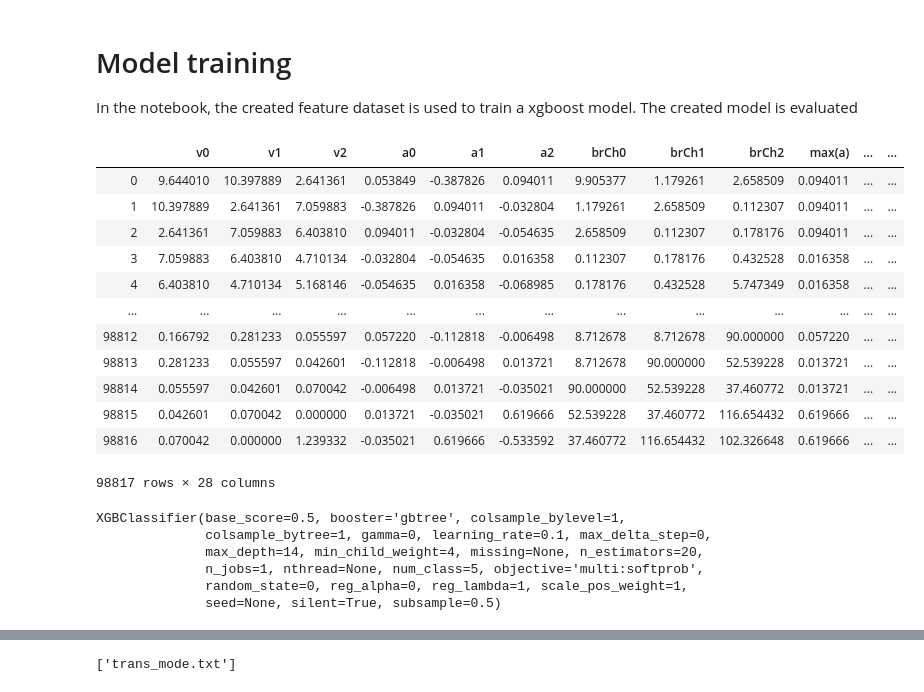
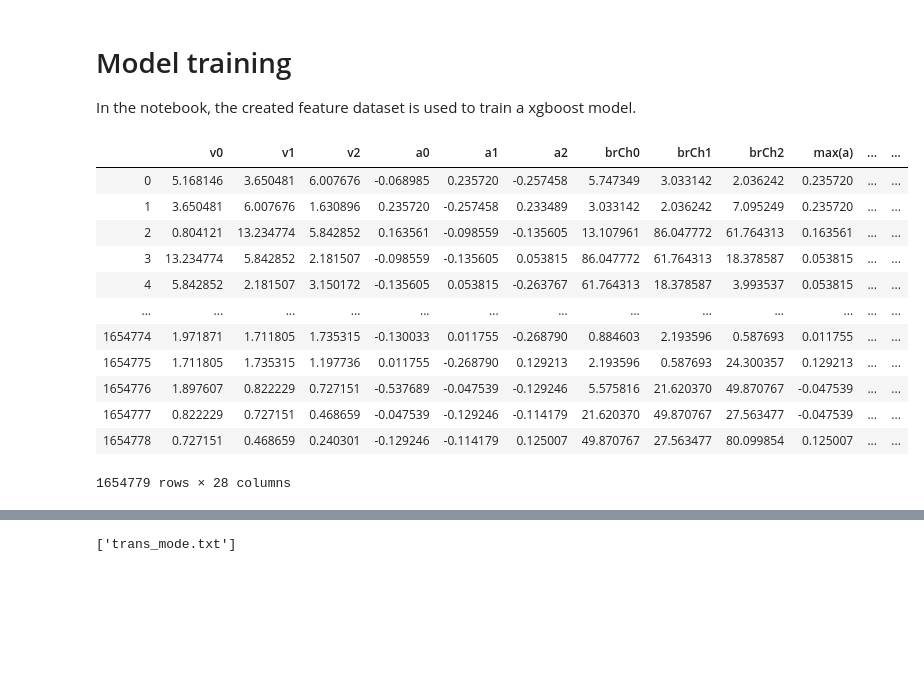
Before and after one commit to greenBene/ba-ml-model, a Jupyter notebook: xgboost-training.ipynb, the cells around one changed output, grey strips where cells are left out. Drawn from its saved outputs; the diff is of its cells as text; code cells hidden in the pictures; blank space fills up the shorter version.

```diff
--- a/xgboost-training.ipynb
+++ b/xgboost-training.ipynb
@@ -1,7 +1,7 @@
 # %% [markdown]
 # Model training
 
-In the notebook, the created feature dataset is used to train a xgboost model. The created model is evaluated
+In the notebook, the created feature dataset is used to train a xgboost model.
 # %%
 import pandas as pd
 import numpy as np
@@ -16,18 +17,18 @@ data_file = 'processed_data.csv'
 # %%
-data = pd.read_csv(data_file, usecols=[3,4,5,6,7,8,9,10,11,12,13,14,15,16,17,18,19,20,21,22,23,24,25,26,27,28,29,30])
+data = pd.read_csv(data_file, usecols=[4,5,6,7,8,9,10,11,12,13,14,15,16,17,18,19,20,21,22,23,24,25,26,27,28,29,30,31])
 data
 # %% [output]
 |  | v0 | v1 | v2 | a0 | a1 | a2 | brCh0 | brCh1 | brCh2 | max(a) | ... | ... |
-| 0 | 9.644010 | 10.397889 | 2.641361 | 0.053849 | -0.387826 | 0.094011 | 9.905377 | 1.179261 | 2.658509 | 0.094011 | ... | ... |
-| 1 | 10.397889 | 2.641361 | 7.059883 | -0.387826 | 0.094011 | -0.032804 | 1.179261 | 2.658509 | 0.112307 | 0.094011 | ... | ... |
-| 2 | 2.641361 | 7.059883 | 6.403810 | 0.094011 | -0.032804 | -0.054635 | 2.658509 | 0.112307 | 0.178176 | 0.094011 | ... | ... |
-| 3 | 7.059883 | 6.403810 | 4.710134 | -0.032804 | -0.054635 | 0.016358 | 0.112307 | 0.178176 | 0.432528 | 0.016358 | ... | ... |
-| 4 | 6.403810 | 4.710134 | 5.168146 | -0.054635 | 0.016358 | -0.068985 | 0.178176 | 0.432528 | 5.747349 | 0.016358 | ... | ... |
+| 0 | 5.168146 | 3.650481 | 6.007676 | -0.068985 | 0.235720 | -0.257458 | 5.747349 | 3.033142 | 2.036242 | 0.235720 | ... | ... |
+| 1 | 3.650481 | 6.007676 | 1.630896 | 0.235720 | -0.257458 | 0.233489 | 3.033142 | 2.036242 | 7.095249 | 0.235720 | ... | ... |
+| 2 | 0.804121 | 13.234774 | 5.842852 | 0.163561 | -0.098559 | -0.135605 | 13.107961 | 86.047772 | 61.764313 | 0.163561 | ... | ... |
+| 3 | 13.234774 | 5.842852 | 2.181507 | -0.098559 | -0.135605 | 0.053815 | 86.047772 | 61.764313 | 18.378587 | 0.053815 | ... | ... |
+| 4 | 5.842852 | 2.181507 | 3.150172 | -0.135605 | 0.053815 | -0.263767 | 61.764313 | 18.378587 | 3.993537 | 0.053815 | ... | ... |
 | ... | ... | ... | ... | ... | ... | ... | ... | ... | ... | ... | ... | ... |
-| 98812 | 0.166792 | 0.281233 | 0.055597 | 0.057220 | -0.112818 | -0.006498 | 8.712678 | 8.712678 | 90.000000 | 0.057220 | ... | ... |
-| 98813 | 0.281233 | 0.055597 | 0.042601 | -0.112818 | -0.006498 | 0.013721 | 8.712678 | 90.000000 | 52.539228 | 0.013721 | ... | ... |
-| 98814 | 0.055597 | 0.042601 | 0.070042 | -0.006498 | 0.013721 | -0.035021 | 90.000000 | 52.539228 | 37.460772 | 0.013721 | ... | ... |
-| 98815 | 0.042601 | 0.070042 | 0.000000 | 0.013721 | -0.035021 | 0.619666 | 52.539228 | 37.460772 | 116.654432 | 0.619666 | ... | ... |
-| 98816 | 0.070042 | 0.000000 | 1.239332 | -0.035021 | 0.619666 | -0.533592 | 37.460772 | 116.654432 | 102.326648 | 0.619666 | ... | ... |
+| 1654774 | 1.971871 | 1.711805 | 1.735315 | -0.130033 | 0.011755 | -0.268790 | 0.884603 | 2.193596 | 0.587693 | 0.011755 | ... | ... |
+| 1654775 | 1.711805 | 1.735315 | 1.197736 | 0.011755 | -0.268790 | 0.129213 | 2.193596 | 0.587693 | 24.300357 | 0.129213 | ... | ... |
+| 1654776 | 1.897607 | 0.822229 | 0.727151 | -0.537689 | -0.047539 | -0.129246 | 5.575816 | 21.620370 | 49.870767 | -0.047539 | ... | ... |
+| 1654777 | 0.822229 | 0.727151 | 0.468659 | -0.047539 | -0.129246 | -0.114179 | 21.620370 | 49.870767 | 27.563477 | -0.047539 | ... | ... |
+| 1654778 | 0.727151 | 0.468659 | 0.240301 | -0.129246 | -0.114179 | 0.125007 | 49.870767 | 27.563477 | 80.099854 | 0.125007 | ... | ... |
-98817 rows × 28 columns
+1654779 rows × 28 columns
 # %%
@@ -34,20 +36,2 @@ data
 X, y = data.iloc[:,:-1],data.iloc[:,-1]
 X_train, X_test, y_train, y_test = train_test_split(X, y, test_size=0.2, random_state=1337)
-# %%
-xgb = XGBClassifier(objective='multi:softprob',
-              learning_rate=0.1, #so called `eta` value
-              max_depth=14,
-              min_child_weight=4,
-              subsample= 0.5,
-              n_estimators= 20,
-              num_class= 5)
-
-xgb.fit(X_train,
-         y_train)
-# %% [output]
-XGBClassifier(base_score=0.5, booster='gbtree', colsample_bylevel=1,
-              colsample_bytree=1, gamma=0, learning_rate=0.1, max_delta_step=0,
-              max_depth=14, min_child_weight=4, missing=None, n_estimators=20,
-              n_jobs=1, nthread=None, num_class=5, objective='multi:softprob',
-              random_state=0, reg_alpha=0, reg_lambda=1, scale_pos_weight=1,
-              seed=None, silent=True, subsample=0.5)
```
Also changed, not shown: parts of 19 cells of this notebook, 6 other files.
